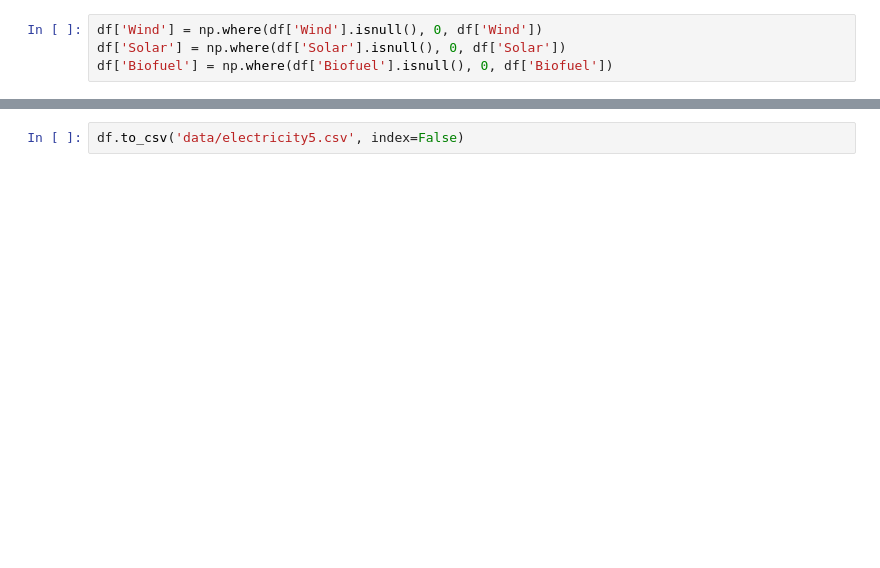
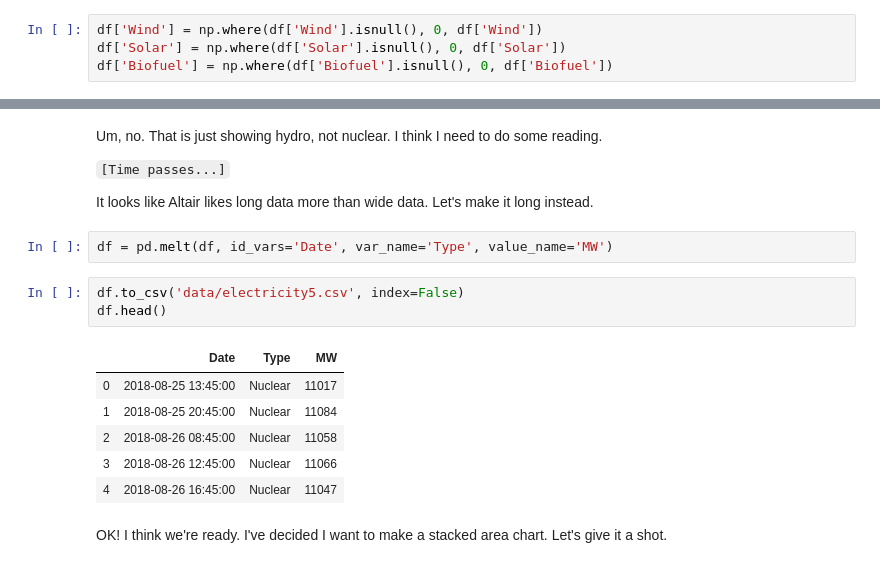
Before and after one commit to mlehotay/blog, a Jupyter notebook: jupyter/electricity.ipynb, the cells around one changed output, grey strips where cells are left out. Cells and saved outputs as stored; diff of their text form; blank space fills up the shorter version.

Commit message:
start plotting charts with altair

```diff
--- a/jupyter/electricity.ipynb
+++ b/jupyter/electricity.ipynb
@@ -181,2 +208,20 @@ df['Biofuel'] = np.where(df['Biofuel'].isnull(), 0, df['Biofuel'])
+# %% [markdown]
+Um, no. That is just showing hydro, not nuclear. I think I need to do some reading.
+
+`[Time passes...]`
+
+It looks like Altair likes long data more than wide data. Let's make it long instead.
+# %%
+df = pd.melt(df, id_vars='Date', var_name='Type', value_name='MW')
 # %%
 df.to_csv('data/electricity5.csv', index=False)
+df.head()
+# %% [output]
+|  | Date | Type | MW |
+| 0 | 2018-08-25 13:45:00 | Nuclear | 11017 |
+| 1 | 2018-08-25 20:45:00 | Nuclear | 11084 |
+| 2 | 2018-08-26 08:45:00 | Nuclear | 11058 |
+| 3 | 2018-08-26 12:45:00 | Nuclear | 11066 |
+| 4 | 2018-08-26 16:45:00 | Nuclear | 11047 |
+# %% [markdown]
+OK! I think we're ready. I've decided I want to make a stacked area chart. Let's give it a shot.
```
Also changed, not shown: parts of 14 cells of this notebook.
